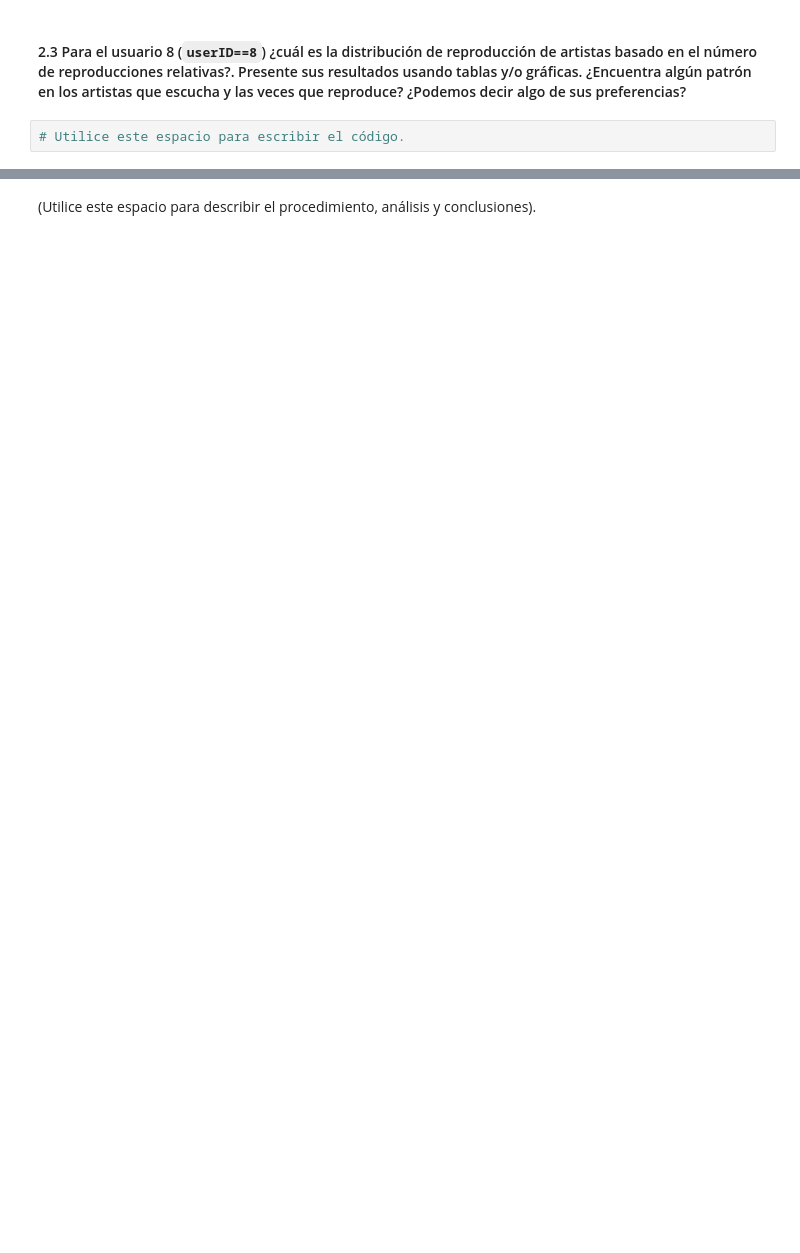
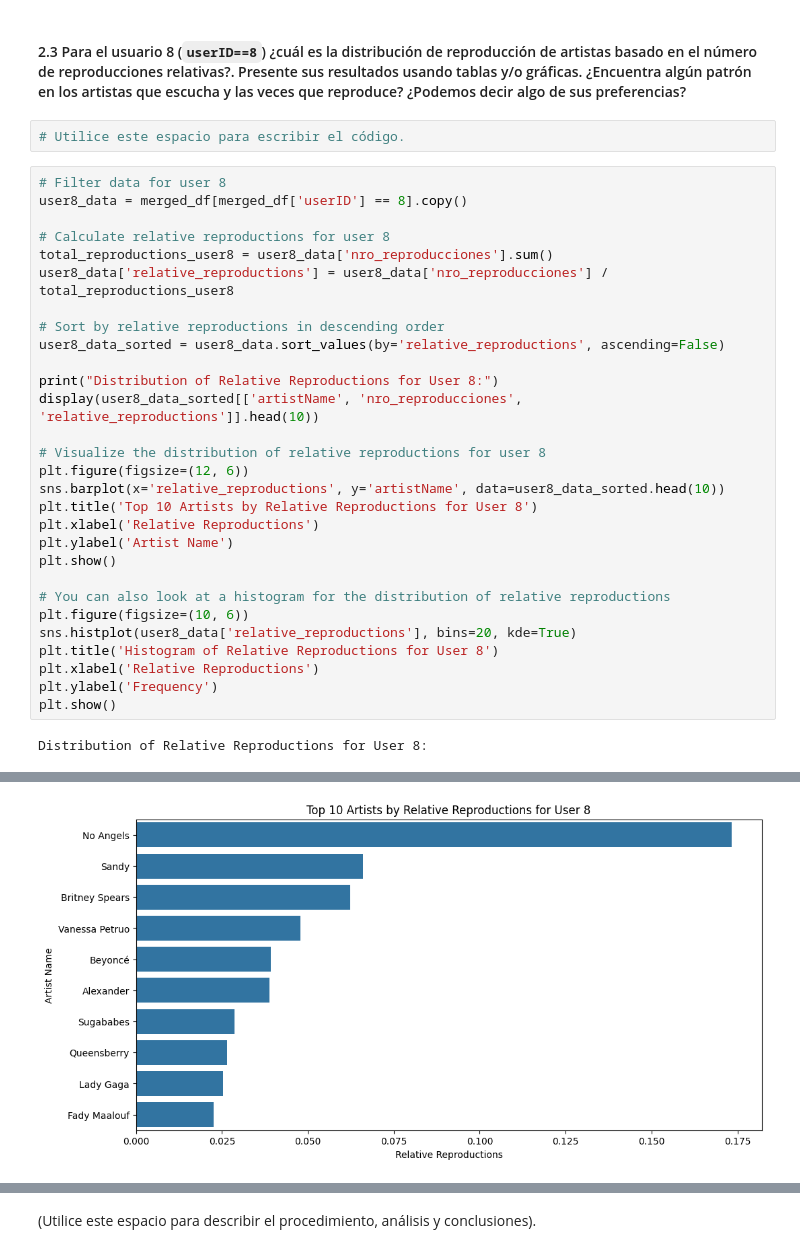
Before and after one commit to jbolivar1975/MIAD_Aprendizaje_no_supervisado, a Jupyter notebook: Semana5/S5_LC_Taller_Colab.ipynb, the cells around one changed output, grey strips where cells are left out. Cells and saved outputs as stored; diff of their text form; blank space fills up the shorter version.

```diff
--- a/Semana5/S5_LC_Taller_Colab.ipynb
+++ b/Semana5/S5_LC_Taller_Colab.ipynb
@@ -204,3 +310,34 @@ Máximo: 352698
 #### 2.3 Para el usuario 8 (`userID==8`) ¿cuál es la distribución de reproducción de artistas basado en el número de reproducciones relativas?. Presente sus resultados usando tablas y/o gráficas. ¿Encuentra algún patrón en los artistas que escucha y las veces que reproduce? ¿Podemos decir algo de sus preferencias?
 # %%
 # Utilice este espacio para escribir el código.
+# %%
+# Filter data for user 8
+user8_data = merged_df[merged_df['userID'] == 8].copy()
+
+# Calculate relative reproductions for user 8
+total_reproductions_user8 = user8_data['nro_reproducciones'].sum()
+user8_data['relative_reproductions'] = user8_data['nro_reproducciones'] / total_reproductions_user8
+
+# Sort by relative reproductions in descending order
+user8_data_sorted = user8_data.sort_values(by='relative_reproductions', ascending=False)
+
+print("Distribution of Relative Reproductions for User 8:")
+display(user8_data_sorted[['artistName', 'nro_reproducciones', 'relative_reproductions']].head(10))
+
+# Visualize the distribution of relative reproductions for user 8
+plt.figure(figsize=(12, 6))
+sns.barplot(x='relative_reproductions', y='artistName', data=user8_data_sorted.head(10))
+plt.title('Top 10 Artists by Relative Reproductions for User 8')
+plt.xlabel('Relative Reproductions')
+plt.ylabel('Artist Name')
+plt.show()
+
+# You can also look at a histogram for the distribution of relative reproductions
+plt.figure(figsize=(10, 6))
+sns.histplot(user8_data['relative_reproductions'], bins=20, kde=True)
+plt.title('Histogram of Relative Reproductions for User 8')
+plt.xlabel('Relative Reproductions')
+plt.ylabel('Frequency')
+plt.show()
+# %% [output]
+Distribution of Relative Reproductions for User 8:
@@ -206,0 +355 @@ Máximo: 352698
+[figure, added]
```
Also changed, not shown: parts of 91 cells of this notebook.
